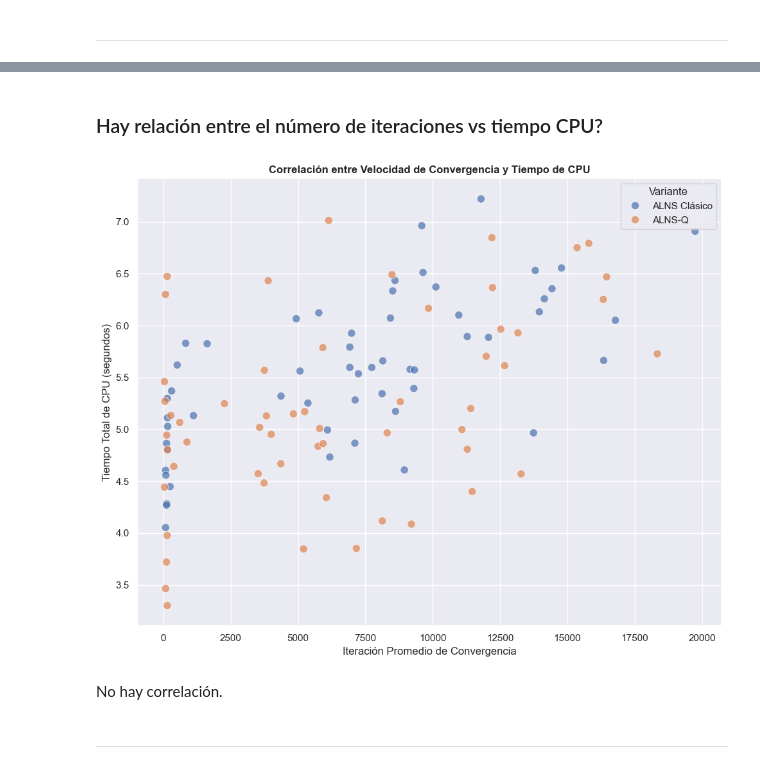
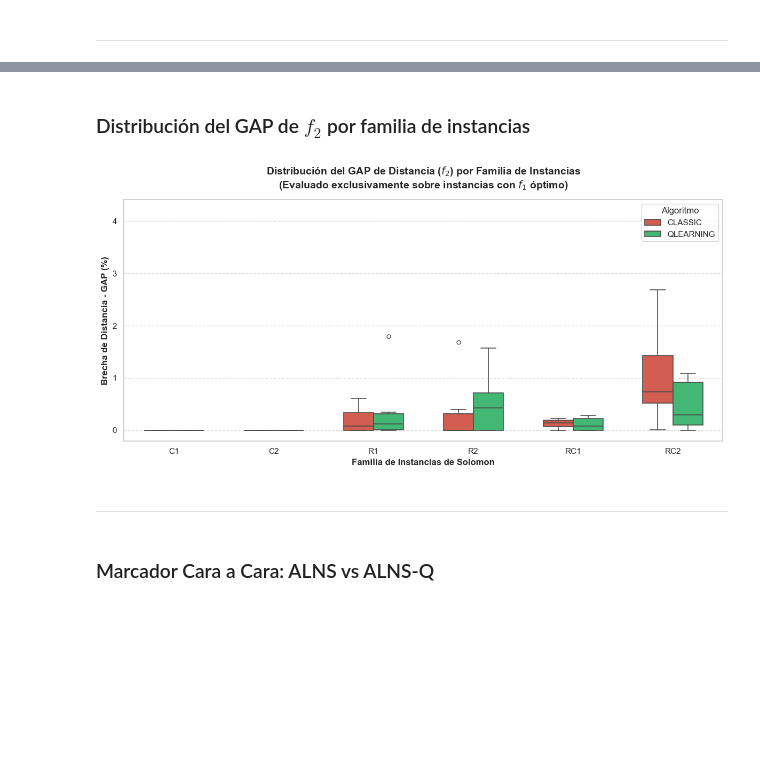
Before and after one commit to JoseFrancisc0/PFC_VPRTW, a Jupyter notebook: Experiments/analisis_experimentos.ipynb, the cells around one changed output, grey strips where cells are left out. Cells and saved outputs as stored; diff of their text form; code cells hidden in the pictures; blank space fills up the shorter version.

Commit message:
Actualizado notebook de experimentos, faltan agregar algun grafico con convergencia

```diff
--- a/Experiments/analisis_experimentos.ipynb
+++ b/Experiments/analisis_experimentos.ipynb
@@ -77,16 +102,0 @@ Extracción completada: 1120 corridas procesadas.
-# %%
-ruta_tiempos = os.path.join(RESULTS_DIR, "tiempos_ejecucion_limpios.csv")
-
-try:
-    df_tiempos = pd.read_csv(ruta_tiempos)
-    df_tiempos['Instancia'] = df_tiempos['Instancia'].astype(str).str.lower().str.strip()
-
-    df_master = pd.merge(df_master, df_tiempos, on=['Instancia', 'Algoritmo', 'Run'], how='inner')
-
-    print("=== INTEGRACIÓN DE TIEMPOS COMPLETADA ===")
-    print(f"Total de filas consolidadas: {len(df_master)}")
-
-except FileNotFoundError:
-    print(f"[ERROR] No se encontró el archivo en: {ruta_tiempos}")
-
-df_master.head()
@@ -248,31 +221,37 @@ Passing `palette` without assigning `hue` is deprecated and will be removed in v
-# %% [markdown]
-### Hay relación entre el número de iteraciones vs tiempo CPU?
-# %%
-plt.figure(figsize=(10, 8))
-
-df_classic = tabla_final[['Instancia', 'CLASSIC_Iter_Conv_Promedio', 'CLASSIC_Tiempo_Promedio']].copy()
-df_classic['Algoritmo'] = 'ALNS Clásico'
-df_classic.rename(columns={'CLASSIC_Iter_Conv_Promedio': 'Iter_Convergencia', 'CLASSIC_Tiempo_Promedio': 'Tiempo_CPU'}, inplace=True)
-
-df_qlearning = tabla_final[['Instancia', 'QLEARNING_Iter_Conv_Promedio', 'QLEARNING_Tiempo_Promedio']].copy()
-df_qlearning['Algoritmo'] = 'ALNS-Q'
-df_qlearning.rename(columns={'QLEARNING_Iter_Conv_Promedio': 'Iter_Convergencia', 'QLEARNING_Tiempo_Promedio': 'Tiempo_CPU'}, inplace=True)
-
-df_scatter = pd.concat([df_classic, df_qlearning])
-
-sns.scatterplot(data=df_scatter, x='Iter_Convergencia', y='Tiempo_CPU', hue='Algoritmo',
-                palette=['#4C72B0', '#DD8452'], alpha=0.7, s=80)
-
-plt.title('Correlación entre Velocidad de Convergencia y Tiempo de CPU', fontweight='bold')
-plt.xlabel('Iteración Promedio de Convergencia')
-plt.ylabel('Tiempo Total de CPU (segundos)')
-plt.legend(title='Variante')
-plt.tight_layout()
-plt.savefig('Scatter_Eficiencia_Dual.png')
-plt.show()
-# %% [output]
-[figure, removed]
-# %% [markdown]
-No hay correlación.
+# %% [markdown]
+### Distribución del GAP de $f_2$ por familia de instancias
+# %%
+df_plot = df_instancias[df_instancias['Best_Veh'] <= df_instancias['BKS_Veh']].copy()
+df_plot['GAP_f2'] = (((df_plot['Best_Dist'] - df_plot['BKS_Dist']) / df_plot['BKS_Dist']) * 100)
+df_plot['GAP_f2'] = df_plot['GAP_f2'].clip(lower=0).round(2)
+
+plt.figure(figsize=(12, 6))
+sns.set_theme(style="whitegrid")
+
+ax = sns.boxplot(
+    data=df_plot,
+    x='Familia',
+    y='GAP_f2',
+    hue='Algoritmo',
+    palette={'CLASSIC': '#e74c3c', 'QLEARNING': '#2ecc71'},
+    width=0.6,
+    linewidth=1.2,
+    fliersize=5
+)
+
+plt.title('Distribución del GAP de Distancia ($f_2$) por Familia de Instancias\n(Evaluado exclusivamente sobre instancias con $f_1$ óptimo)',
+          fontsize=14, fontweight='bold', pad=15)
+plt.xlabel('Familia de Instancias de Solomon', fontsize=12, fontweight='bold')
+plt.ylabel('Brecha de Distancia - GAP (%)', fontsize=12, fontweight='bold')
+plt.legend(title='Algoritmo', title_fontsize='12', fontsize='11', loc='upper right')
+
+ax.yaxis.grid(True, linestyle='--', alpha=0.7)
+
+plt.tight_layout()
+plt.show()
+# %% [output]
+[figure, added]
 # %% [markdown]
 ---
+# %% [markdown]
+### Marcador Cara a Cara: ALNS vs ALNS-Q
```
Also changed, not shown: parts of 20 cells of this notebook, 1 other file.
